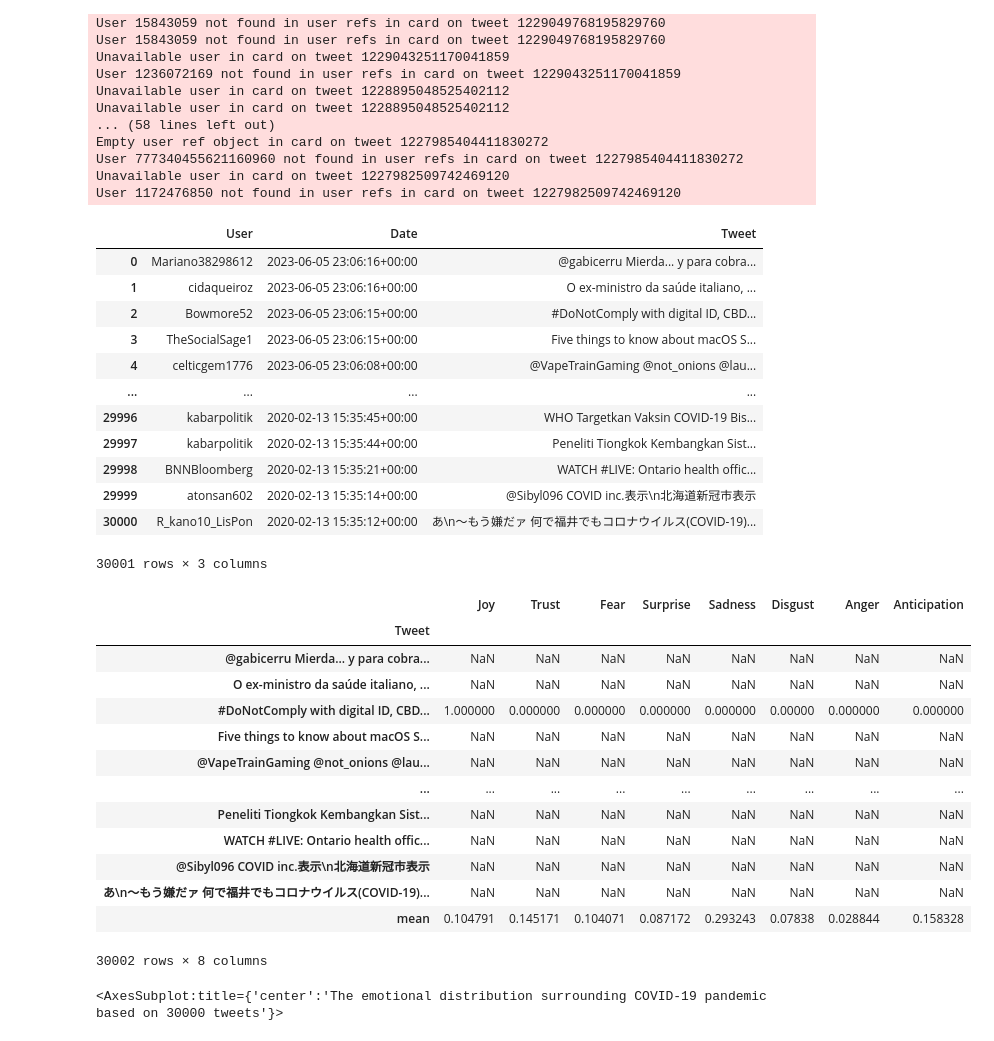
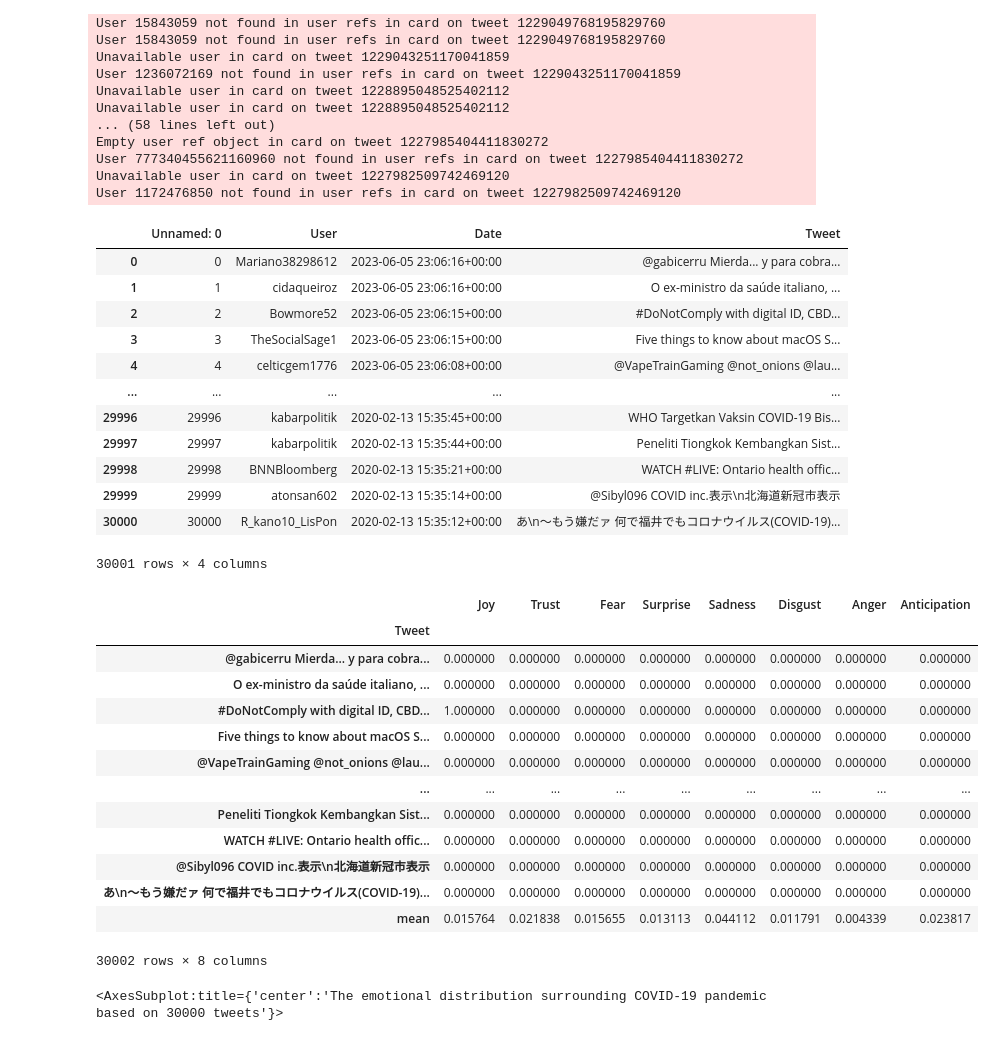
Before and after one commit to sadaki19/Sentiment_Analysis_Using_Plutchik_Wheel, a Jupyter notebook: Code.ipynb, the cells around one changed output. Saved outputs shown, nothing was run; the diff lists cells and outputs as text; code cells hidden in the pictures.

```diff
--- a/Code.ipynb
+++ b/Code.ipynb
@@ -199,6 +199,20 @@ class Feeling:
             self.disgust += Feeling.disgust_dic.get(word, 0)
             self.anger += Feeling.anger_dic.get(word, 0)
             self.anticipation += Feeling.anticipation_dic.get(word, 0)
+            self.tot = self.joy+self.trust+self.fear+self.surprise+self.sadness+self.disgust+self.anger+self.anticipation
+
+        # Normalize the outcomes
+        try:
+            self.joy /= self.tot
+            self.trust /= self.tot
+            self.fear /= self.tot
+            self.surprise /= self.tot
+            self.sadness /= self.tot
+            self.disgust /= self.tot
+            self.anger /= self.tot
+            self.anticipation /= self.tot
+        except:
+            pass
 # %% [markdown]
 ## *The importing of tweets to be analyzed*
 
@@ -240,5 +254,6 @@ User 730720302594936832 not found in user refs in card on tweet 1604576815867387
 Unavailable user in card on tweet 1604575998632140806
 User 1058669744163840000 not found in user refs in card on tweet 1604575998632140806
 # %%
+tweets_df = pd.read_csv('world_cup.csv')
 tweets_df
 # %% [output]
@@ -333,53 +345,51 @@ User 777340455621160960 not found in user refs in card on tweet 1227985404411830
 Unavailable user in card on tweet 1227982509742469120
 User 1172476850 not found in user refs in card on tweet 1227982509742469120
 # %%
+tweets_df1 = pd.read_csv('covid.csv')
 tweets_df1
 # %% [output]
-|  | User | Date | Tweet |
-| 0 | Mariano38298612 | 2023-06-05 23:06:16+00:00 | @gabicerru Mierda... y para cobra... |
-| 1 | cidaqueiroz | 2023-06-05 23:06:16+00:00 | O ex-ministro da saúde italiano, ... |
-| 2 | Bowmore52 | 2023-06-05 23:06:15+00:00 | #DoNotComply with digital ID, CBD... |
-| 3 | TheSocialSage1 | 2023-06-05 23:06:15+00:00 | Five things to know about macOS S... |
-| 4 | celticgem1776 | 2023-06-05 23:06:08+00:00 | @VapeTrainGaming @not_onions @lau... |
-| ... | ... | ... | ... |
-| 29996 | kabarpolitik | 2020-02-13 15:35:45+00:00 | WHO Targetkan Vaksin COVID-19 Bis... |
-| 29997 | kabarpolitik | 2020-02-13 15:35:44+00:00 | Peneliti Tiongkok Kembangkan Sist... |
-| 29998 | BNNBloomberg | 2020-02-13 15:35:21+00:00 | WATCH #LIVE: Ontario health offic... |
-| 29999 | atonsan602 | 2020-02-13 15:35:14+00:00 | @Sibyl096 COVID inc.表示\n北海道新冠市表示 |
-| 30000 | R_kano10_LisPon | 2020-02-13 15:35:12+00:00 | あ\n～もう嫌だァ 何で福井でもコロナウイルス(COVID-19)... |
+|  | Unnamed: 0 | User | Date | Tweet |
+| 0 | 0 | Mariano38298612 | 2023-06-05 23:06:16+00:00 | @gabicerru Mierda... y para cobra... |
+| 1 | 1 | cidaqueiroz | 2023-06-05 23:06:16+00:00 | O ex-ministro da saúde italiano, ... |
+| 2 | 2 | Bowmore52 | 2023-06-05 23:06:15+00:00 | #DoNotComply with digital ID, CBD... |
+| 3 | 3 | TheSocialSage1 | 2023-06-05 23:06:15+00:00 | Five things to know about macOS S... |
+| 4 | 4 | celticgem1776 | 2023-06-05 23:06:08+00:00 | @VapeTrainGaming @not_onions @lau... |
+| ... | ... | ... | ... | ... |
+| 29996 | 29996 | kabarpolitik | 2020-02-13 15:35:45+00:00 | WHO Targetkan Vaksin COVID-19 Bis... |
+| 29997 | 29997 | kabarpolitik | 2020-02-13 15:35:44+00:00 | Peneliti Tiongkok Kembangkan Sist... |
+| 29998 | 29998 | BNNBloomberg | 2020-02-13 15:35:21+00:00 | WATCH #LIVE: Ontario health offic... |
+| 29999 | 29999 | atonsan602 | 2020-02-13 15:35:14+00:00 | @Sibyl096 COVID inc.表示\n北海道新冠市表示 |
+| 30000 | 30000 | R_kano10_LisPon | 2020-02-13 15:35:12+00:00 | あ\n～もう嫌だァ 何で福井でもコロナウイルス(COVID-19)... |
-30001 rows × 3 columns
+30001 rows × 4 columns
 # %%
 # Create empty DataFrame with column names
 df1 = pd.DataFrame(columns = ['Tweet', 'Joy', 'Trust', 'Fear', 'Surprise',
                              'Sadness', 'Disgust', 'Anger', 'Anticipation'])
 
 # Fill the DataFrame with the result of each tweet row by row
 for twt in tweets_df1['Tweet']:
     tweet = Feeling(twt)
     df1.loc[len(df1)] = [twt, tweet.joy, tweet.trust, tweet.fear, tweet.surprise,
                        tweet.sadness, tweet.disgust, tweet.anger, tweet.anticipation]
 
-# Normalize the outcomes
+# Add a row containing the mean of each emotion for all Tweets
 df1 = df1.set_index('Tweet')
-df1 = df1.div(df1.sum(axis=1), axis=0)
-
-# Add a row containing the mean of each emotion for all Tweets
 df1.loc['mean'] = df1.mean()
 df1
 # %% [output]
 |  | Joy | Trust | Fear | Surprise | Sadness | Disgust | Anger | Anticipation |
 | Tweet |  |  |  |  |  |  |  |  |
-| @gabicerru Mierda... y para cobra... | NaN | NaN | NaN | NaN | NaN | NaN | NaN | NaN |
-| O ex-ministro da saúde italiano, ... | NaN | NaN | NaN | NaN | NaN | NaN | NaN | NaN |
-| #DoNotComply with digital ID, CBD... | 1.000000 | 0.000000 | 0.000000 | 0.000000 | 0.000000 | 0.00000 | 0.000000 | 0.000000 |
-| Five things to know about macOS S... | NaN | NaN | NaN | NaN | NaN | NaN | NaN | NaN |
-| @VapeTrainGaming @not_onions @lau... | NaN | NaN | NaN | NaN | NaN | NaN | NaN | NaN |
+| @gabicerru Mierda... y para cobra... | 0.000000 | 0.000000 | 0.000000 | 0.000000 | 0.000000 | 0.000000 | 0.000000 | 0.000000 |
+| O ex-ministro da saúde italiano, ... | 0.000000 | 0.000000 | 0.000000 | 0.000000 | 0.000000 | 0.000000 | 0.000000 | 0.000000 |
+| #DoNotComply with digital ID, CBD... | 1.000000 | 0.000000 | 0.000000 | 0.000000 | 0.000000 | 0.000000 | 0.000000 | 0.000000 |
+| Five things to know about macOS S... | 0.000000 | 0.000000 | 0.000000 | 0.000000 | 0.000000 | 0.000000 | 0.000000 | 0.000000 |
+| @VapeTrainGaming @not_onions @lau... | 0.000000 | 0.000000 | 0.000000 | 0.000000 | 0.000000 | 0.000000 | 0.000000 | 0.000000 |
 | ... | ... | ... | ... | ... | ... | ... | ... | ... |
-| Peneliti Tiongkok Kembangkan Sist... | NaN | NaN | NaN | NaN | NaN | NaN | NaN | NaN |
-| WATCH #LIVE: Ontario health offic... | NaN | NaN | NaN | NaN | NaN | NaN | NaN | NaN |
-| @Sibyl096 COVID inc.表示\n北海道新冠市表示 | NaN | NaN | NaN | NaN | NaN | NaN | NaN | NaN |
-| あ\n～もう嫌だァ 何で福井でもコロナウイルス(COVID-19)... | NaN | NaN | NaN | NaN | NaN | NaN | NaN | NaN |
-| mean | 0.104791 | 0.145171 | 0.104071 | 0.087172 | 0.293243 | 0.07838 | 0.028844 | 0.158328 |
+| Peneliti Tiongkok Kembangkan Sist... | 0.000000 | 0.000000 | 0.000000 | 0.000000 | 0.000000 | 0.000000 | 0.000000 | 0.000000 |
+| WATCH #LIVE: Ontario health offic... | 0.000000 | 0.000000 | 0.000000 | 0.000000 | 0.000000 | 0.000000 | 0.000000 | 0.000000 |
+| @Sibyl096 COVID inc.表示\n北海道新冠市表示 | 0.000000 | 0.000000 | 0.000000 | 0.000000 | 0.000000 | 0.000000 | 0.000000 | 0.000000 |
+| あ\n～もう嫌だァ 何で福井でもコロナウイルス(COVID-19)... | 0.000000 | 0.000000 | 0.000000 | 0.000000 | 0.000000 | 0.000000 | 0.000000 | 0.000000 |
+| mean | 0.015764 | 0.021838 | 0.015655 | 0.013113 | 0.044112 | 0.011791 | 0.004339 | 0.023817 |
 30002 rows × 8 columns
 # %%
 # Visualize the results in a pie chart
```
Also changed, not shown: parts of 2 cells of this notebook.
